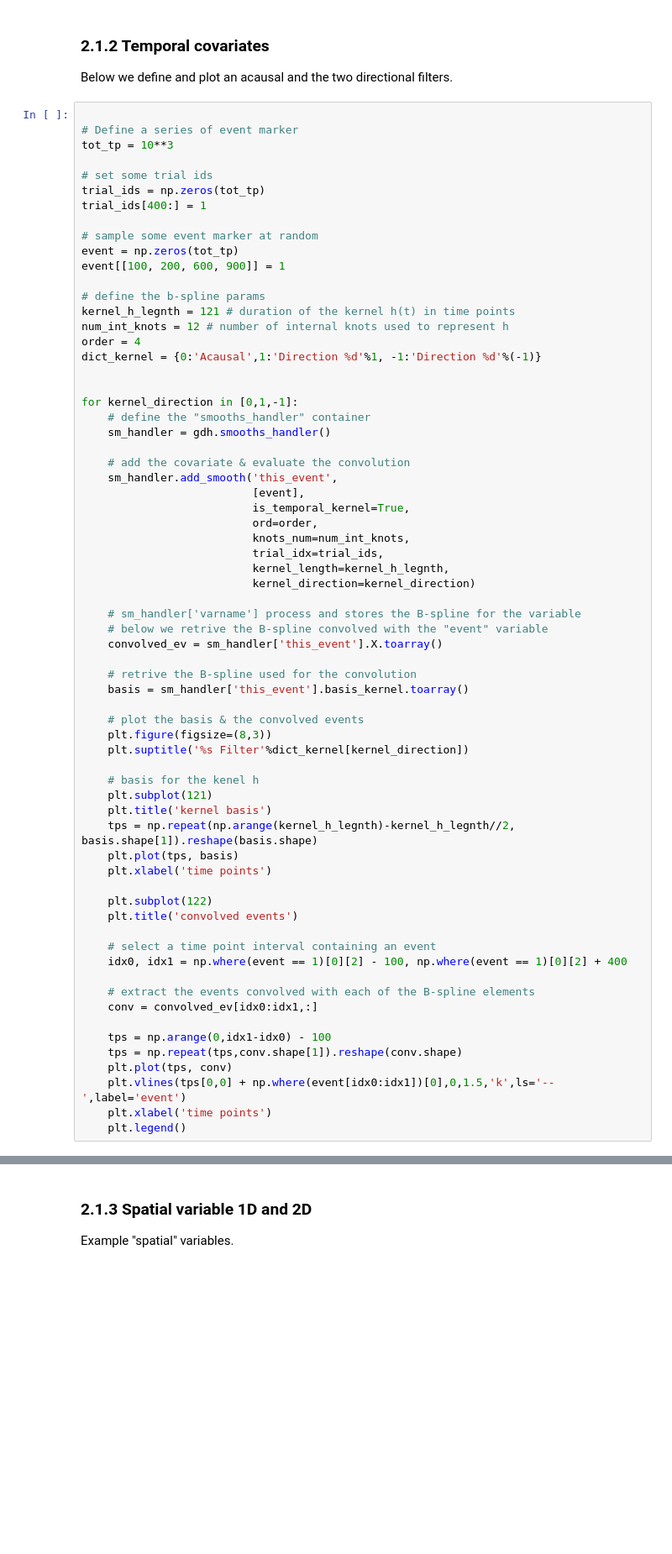
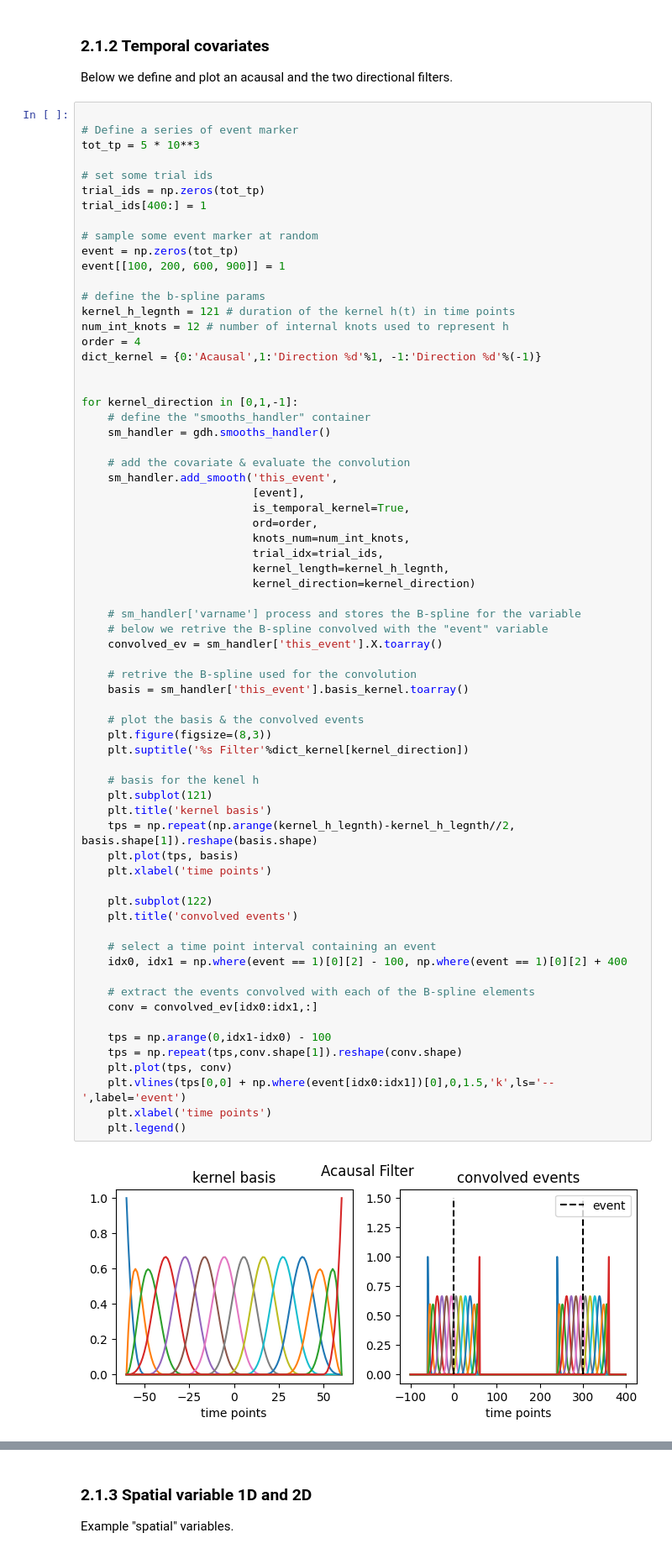
Before and after one commit to BalzaniEdoardo/PGAM, a Jupyter notebook: PGAM_Tutorial.ipynb, the cells around one changed output, grey strips where cells are left out. Shown at 84% size. Cells and saved outputs as stored; diff of their text form; blank space fills up the shorter version.

```diff
--- a/PGAM_Tutorial.ipynb
+++ b/PGAM_Tutorial.ipynb
@@ -494,7 +491,7 @@ Below we define and plot an acausal and the two directional filters.
 # %%
 
 # Define a series of event marker
-tot_tp = 10**3
+tot_tp = 5 * 10**3
 
 # set some trial ids
 trial_ids = np.zeros(tot_tp)
@@ -531,30 +528,32 @@ for kernel_direction in [0,1,-1]:
 
     # retrive the B-spline used for the convolution
     basis = sm_handler['this_event'].basis_kernel.toarray()
 
     # plot the basis & the convolved events
     plt.figure(figsize=(8,3))
     plt.suptitle('%s Filter'%dict_kernel[kernel_direction])
 
     # basis for the kenel h
     plt.subplot(121)
     plt.title('kernel basis')
     tps = np.repeat(np.arange(kernel_h_legnth)-kernel_h_legnth//2, basis.shape[1]).reshape(basis.shape)
     plt.plot(tps, basis)
     plt.xlabel('time points')
 
     plt.subplot(122)
     plt.title('convolved events')
 
     # select a time point interval containing an event
     idx0, idx1 = np.where(event == 1)[0][2] - 100, np.where(event == 1)[0][2] + 400
 
     # extract the events convolved with each of the B-spline elements
     conv = convolved_ev[idx0:idx1,:]
 
     tps = np.arange(0,idx1-idx0) - 100
     tps = np.repeat(tps,conv.shape[1]).reshape(conv.shape)
     plt.plot(tps, conv)
     plt.vlines(tps[0,0] + np.where(event[idx0:idx1])[0],0,1.5,'k',ls='--',label='event')
     plt.xlabel('time points')
     plt.legend()
+# %% [output]
+[figure, added]
```
Also changed, not shown: parts of 19 cells of this notebook, 1 other file.
